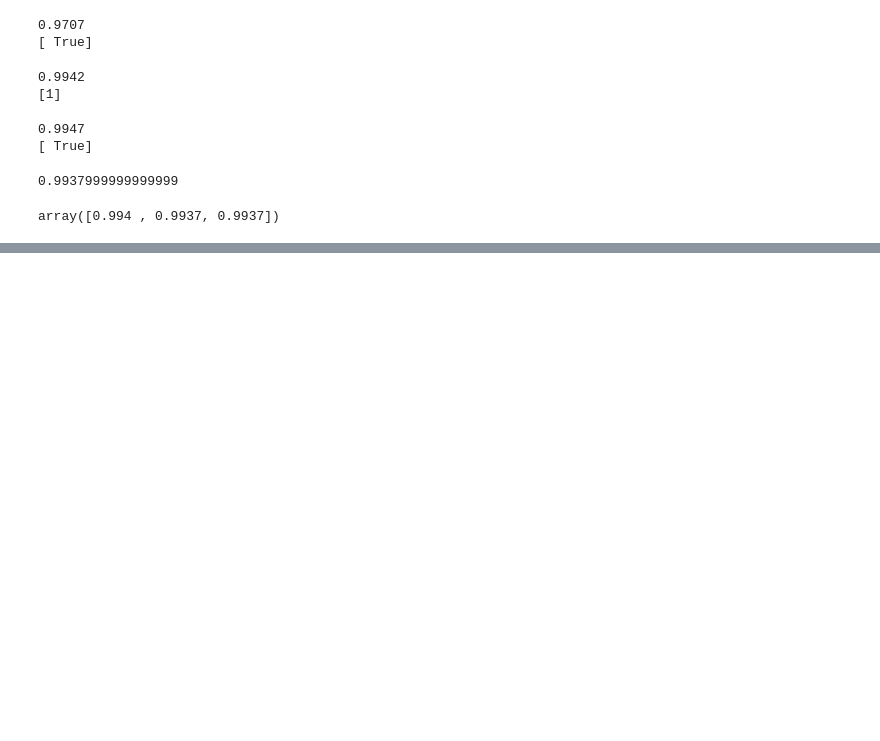
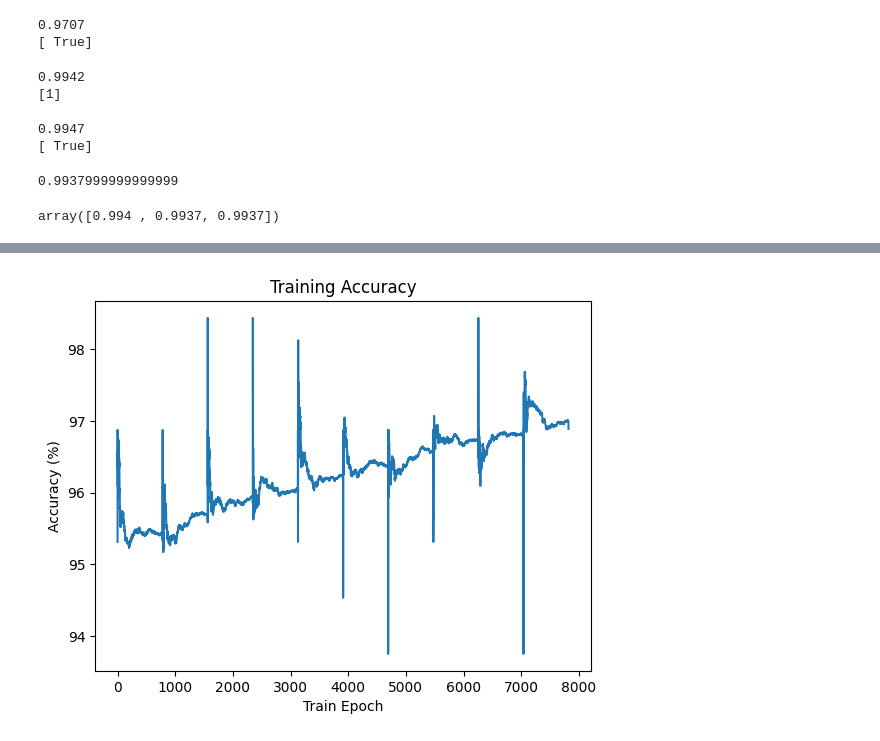
Before and after one commit to anuragshukla2404/Handwritten-Digit-Classification-, a Jupyter notebook: mnist.ipynb, the cells around one changed output, grey strips where cells are left out. Drawn from its saved outputs; the diff is of its cells as text; code cells hidden in the pictures; blank space fills up the shorter version.

```diff
--- a/mnist.ipynb
+++ b/mnist.ipynb
@@ -302,0 +287,10 @@ prediction: 0
+# %%
+import matplotlib.pyplot as plt
+
+plt.plot(train_accuracy_list)
+plt.xlabel('Train Epoch')
+plt.ylabel('Accuracy (%)')
+plt.title('Training Accuracy')
+plt.show()
+# %% [output]
+[figure, added]
```
Also changed, not shown: parts of 25 cells of this notebook.
